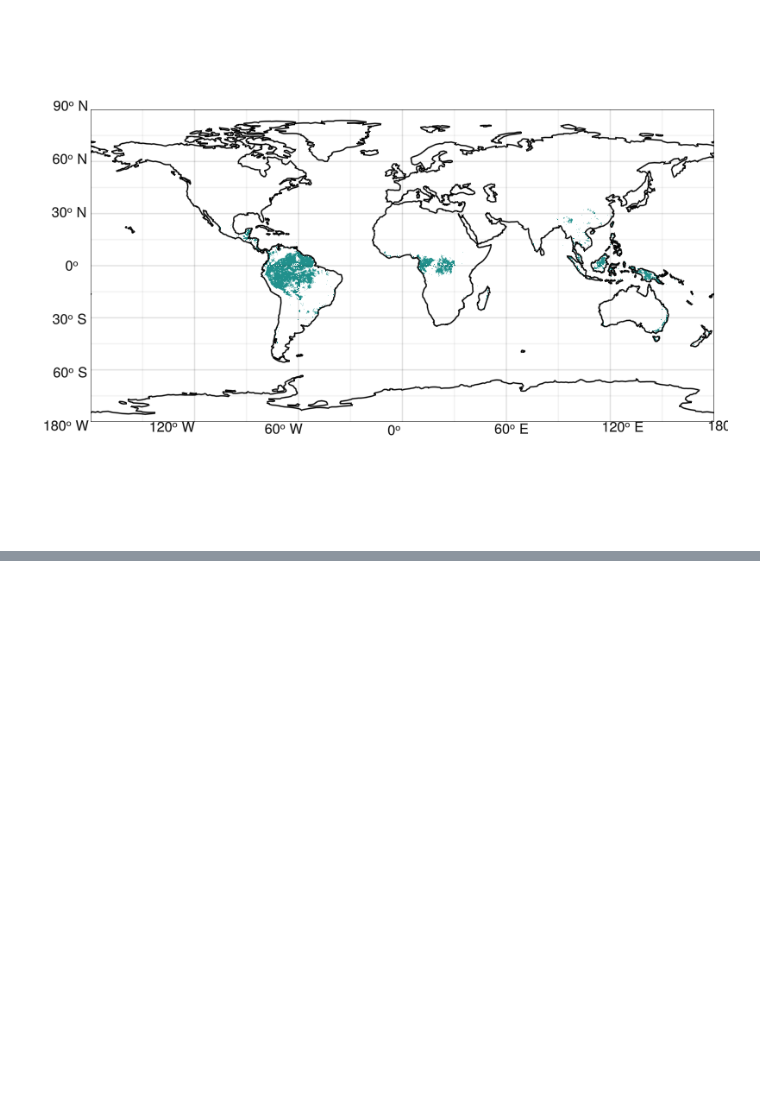
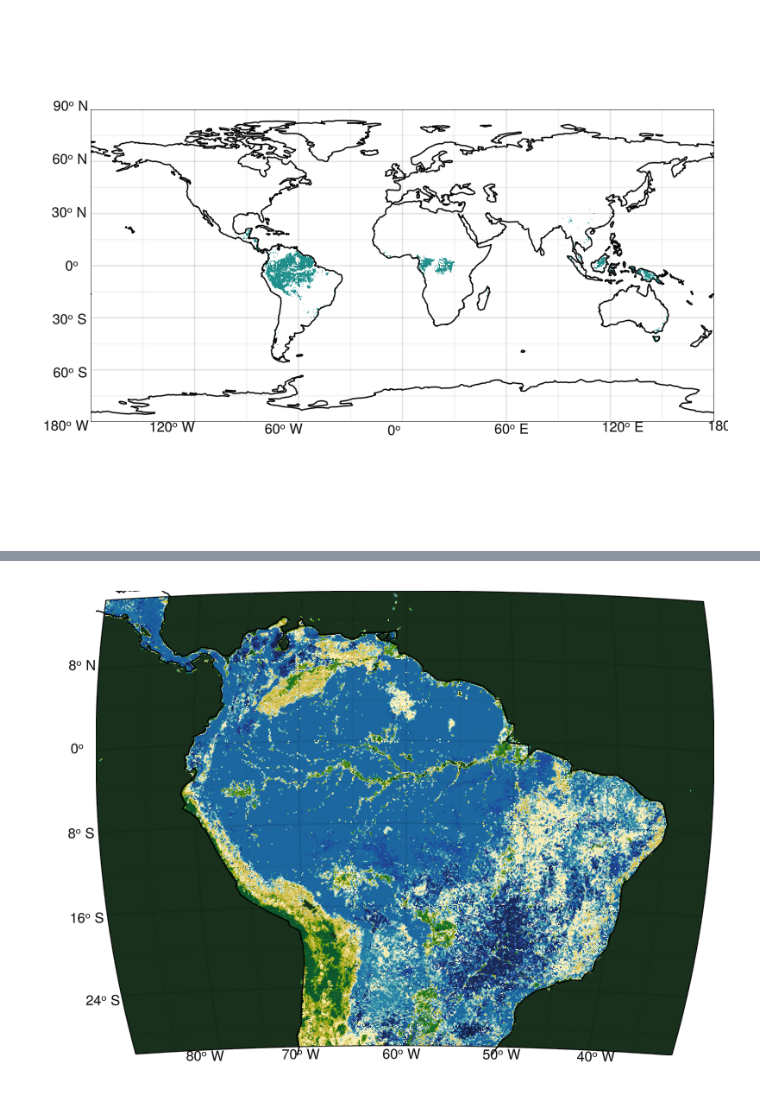
Before and after one commit to Eisenbahnplatte/spatio_temporal_data-rainforest_development, a Jupyter notebook: rainforest_testing.ipynb, the cells around one changed output, grey strips where cells are left out. Cells and saved outputs as stored; diff of their text form; code cells hidden in the pictures; blank space fills up the shorter version.

```diff
--- a/rainforest_testing.ipynb
+++ b/rainforest_testing.ipynb
@@ -51,0 +54,6 @@ local_figure = RainforestLib.build_figure_by_lcc_classes(filtered_dc, accepted_v
+# %%
+using .Rainforestlib
+
+local_figure = Rainforestlib.build_figure_all_classes(filtered_dc; colormap = :delta)
+# %% [output]
+[figure, added]
```
Also changed, not shown: parts of 6 cells of this notebook, 3 other files.
